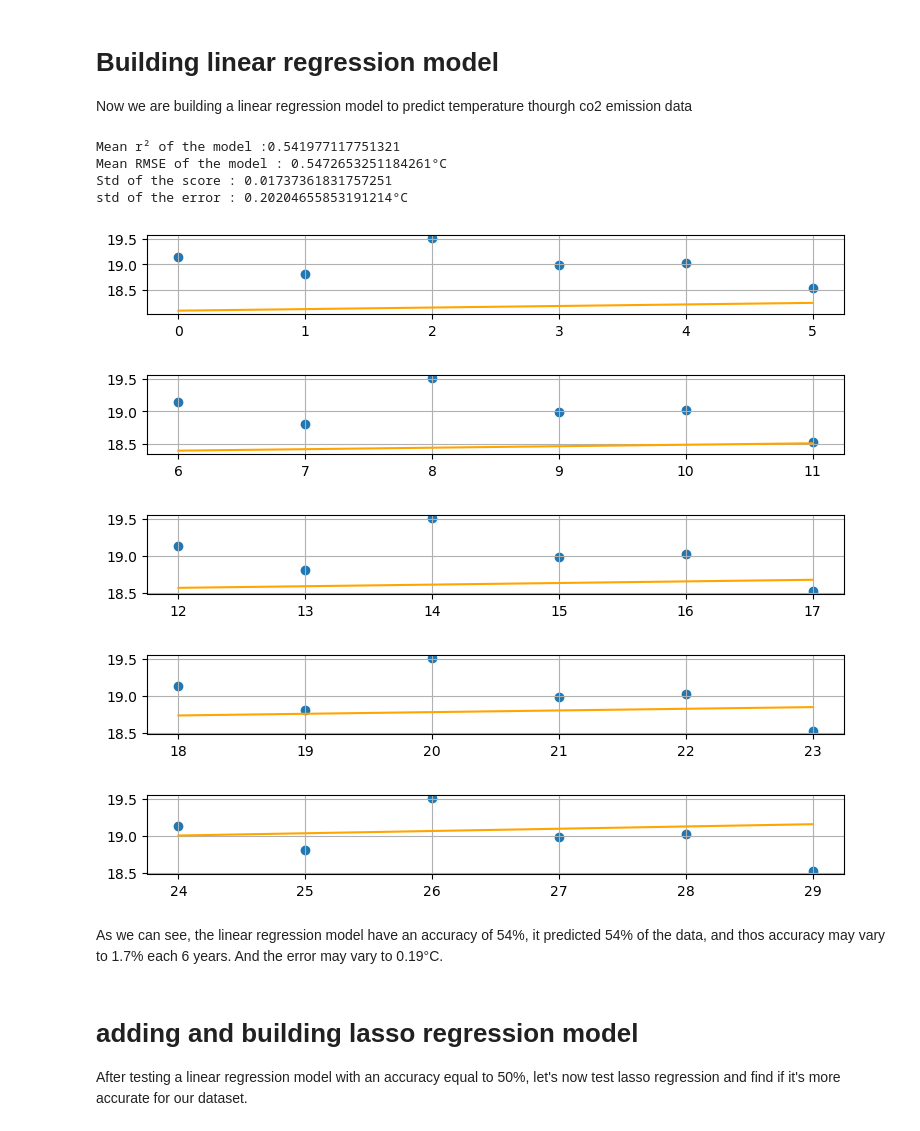
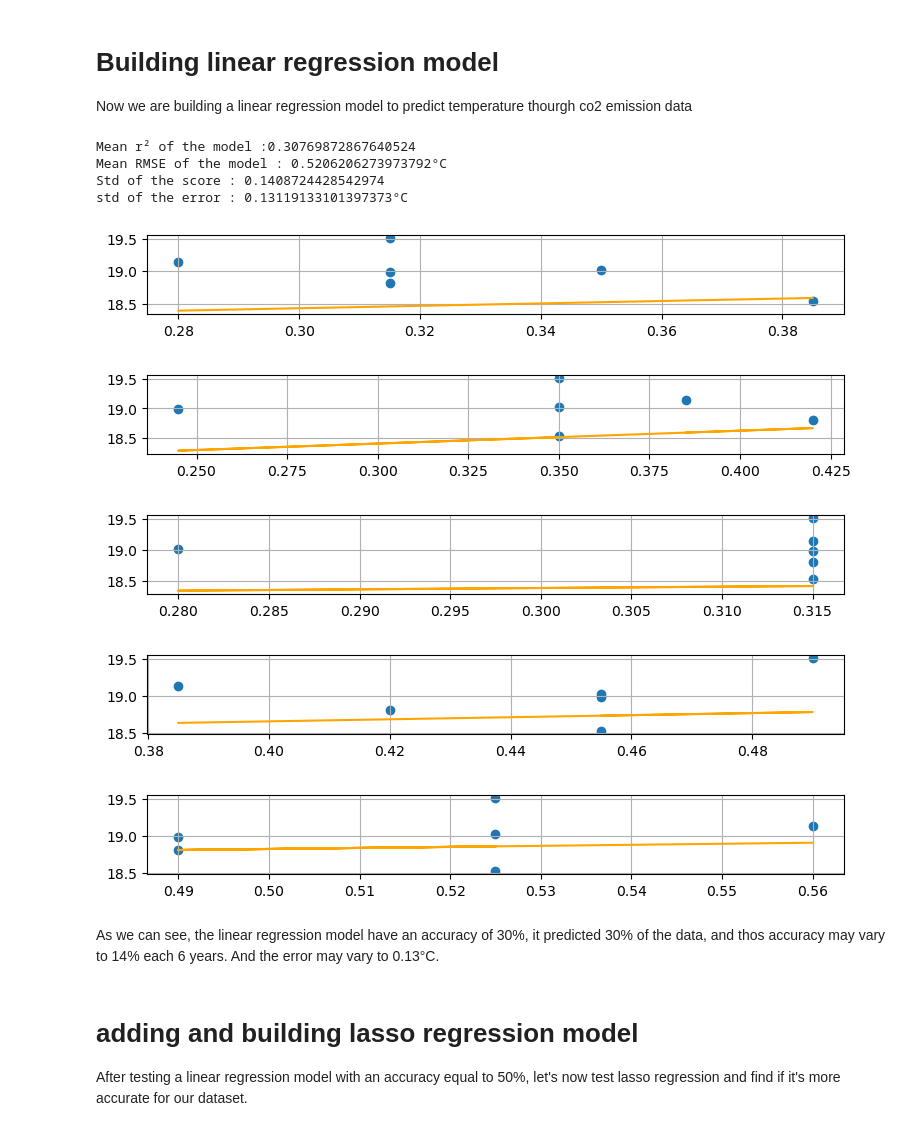
Before and after one commit to dinasdata/Carbon_emission-meteo, a Jupyter notebook: model_creation.ipynb, the cells around one changed output. Saved outputs shown, nothing was run; the diff lists cells and outputs as text; code cells hidden in the pictures.

```diff
--- a/model_creation.ipynb
+++ b/model_creation.ipynb
@@ -78,43 +78,43 @@ Now we are building a linear regression model to predict temperature thourgh co2
 # %%
 total_score = []
 cv = KFold(n_splits=5)
 score = []
 rmse = []
 for i,(train,test) in enumerate(cv.split(emissions)):
-    train = np.array(train).reshape((24,1))
-    test = np.array(test).reshape((6,1))
+    train = np.array(emissions[train[0:]]).reshape((24,1))
+    test = np.array(emissions[test[0:]]).reshape((6,1))
     model = LinearRegression()
     model.fit(np.array(scale(train,test)["train_scaled"]).reshape((24,1)),temperature[0:24])
     score.append(model.score(np.array(scale(train,test)["train_scaled"]).reshape((24,1)),temperature[0:24]))
     predicted = model.predict(scale(train,test)["test_scaled"])
     mse = mean_squared_error(predicted,temperature[24:])
     rmse.append(np.sqrt(mse))
     plt.figure(figsize = (9,6))
     plt.subplot(5,1,i+1)
     plt.grid()
     plt.scatter(test.reshape((6,)) ,temperature[24:])
     plt.plot(test.reshape((6,)),predicted,color = "orange")
 
 
 
 
 print(f"Mean r² of the model :{np.mean(score)}")
 print(f"Mean RMSE of the model : {np.mean(rmse)}°C")
 print(f"Std of the score : {np.std(score)}")
 print(f"std of the error : {np.std(rmse)}°C")
 total_score.append(np.mean(score))
 # %% [output]
-Mean r² of the model :0.541977117751321
-Mean RMSE of the model : 0.5472653251184261°C
-Std of the score : 0.01737361831757251
-std of the error : 0.20204655853191214°C
+Mean r² of the model :0.30769872867640524
+Mean RMSE of the model : 0.5206206273973792°C
+Std of the score : 0.1408724428542974
+std of the error : 0.13119133101397373°C
-[figure, old version]
+[figure, new version]
-[figure, old version]
+[figure, new version]
-[figure, old version]
+[figure, new version]
-[figure, old version]
+[figure, new version]
-[figure, old version]
+[figure, new version]
 # %% [markdown]
-As we can see, the linear regression model have an accuracy of 54%, it predicted 54% of the data, and thos accuracy may vary to 1.7% each 6 years. And the error may vary to 0.19°C.
+As we can see, the linear regression model have an accuracy of 30%, it predicted 30% of the data, and thos accuracy may vary to 14% each 6 years. And the error may vary to 0.13°C.
 # %% [markdown]
 # adding and building lasso regression model
 After testing a linear regression model with an accuracy equal to 50%, let's now test lasso regression and find if it's more accurate for our dataset.
```
Also changed, not shown: parts of 7 cells of this notebook, 3 other files.
